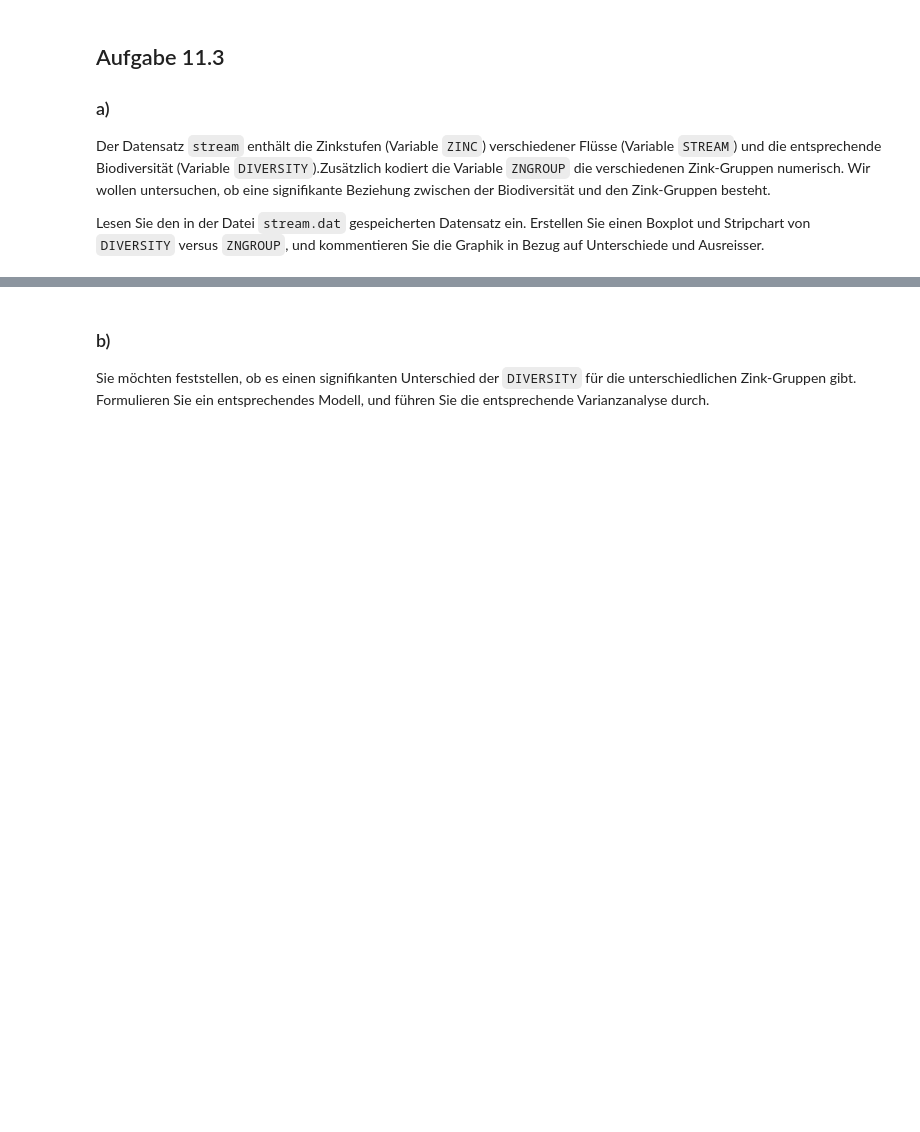
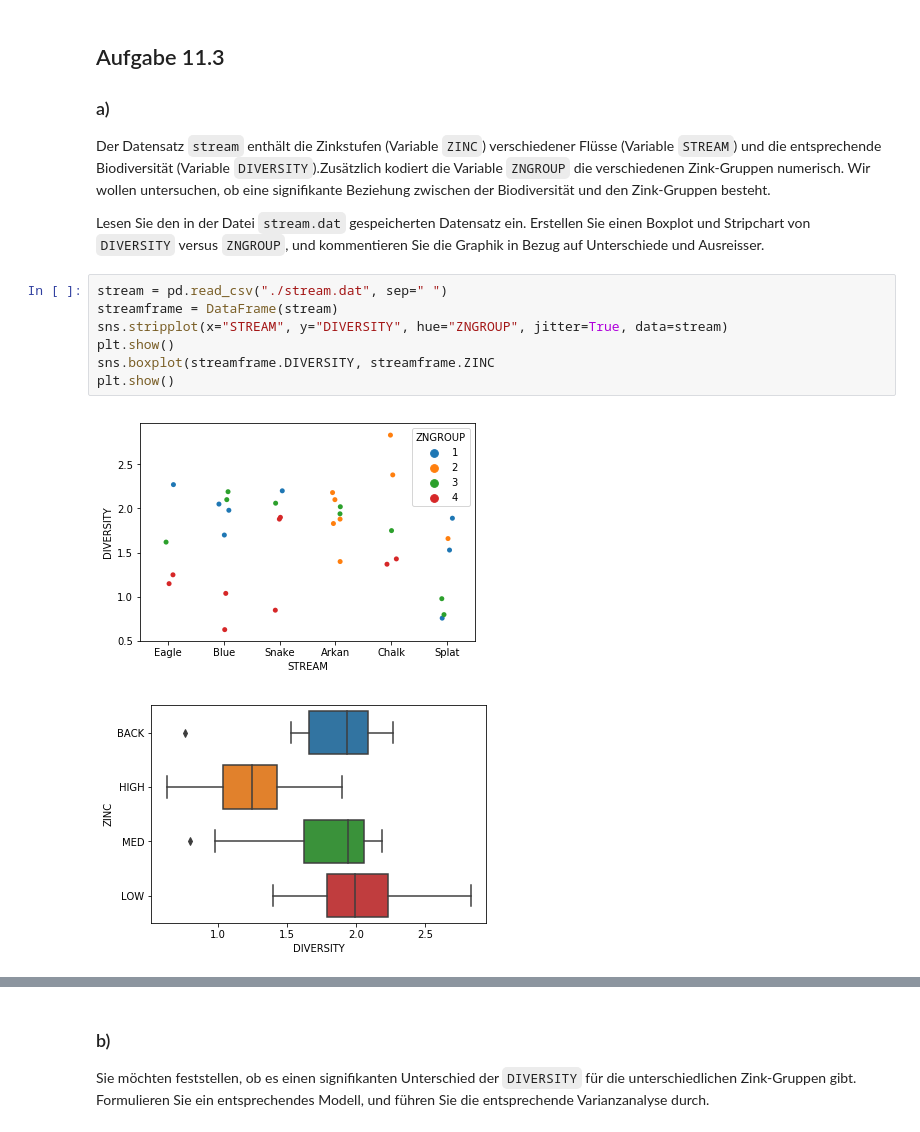
Before and after one commit to KilnOfTheSecondFlame/STAT_HS18_Exercises, a Jupyter notebook: 11_Exercise11/11_Exercise 11.ipynb, the cells around one changed output, grey strips where cells are left out. Saved outputs shown, nothing was run; the diff lists cells and outputs as text; blank space fills up the shorter version.

```diff
--- a/11_Exercise11/11_Exercise 11.ipynb
+++ b/11_Exercise11/11_Exercise 11.ipynb
@@ -268,3 +268,13 @@ anova_lm(fit)
 Der Datensatz `stream` enthält die Zinkstufen (Variable `ZINC`) verschiedener Flüsse (Variable `STREAM`) und die entsprechende Biodiversität (Variable `DIVERSITY`).Zusätzlich kodiert die Variable `ZNGROUP` die verschiedenen Zink-Gruppen numerisch. Wir wollen untersuchen, ob eine signifikante Beziehung zwischen der Biodiversität und den Zink-Gruppen besteht.
 
 Lesen Sie den in der Datei `stream.dat` gespeicherten Datensatz ein. Erstellen Sie einen Boxplot und Stripchart von `DIVERSITY` versus `ZNGROUP`, und kommentieren Sie die Graphik in Bezug auf Unterschiede und Ausreisser.
+# %%
+stream = pd.read_csv("./stream.dat", sep=" ")
+streamframe = DataFrame(stream)
+sns.stripplot(x="STREAM", y="DIVERSITY", hue="ZNGROUP", jitter=True, data=stream)
+plt.show()
+sns.boxplot(streamframe.DIVERSITY, streamframe.ZINC
+plt.show()
+# %% [output]
+[figure, added]
+[figure, added]
```
Also changed, not shown: parts of 9 cells of this notebook.
